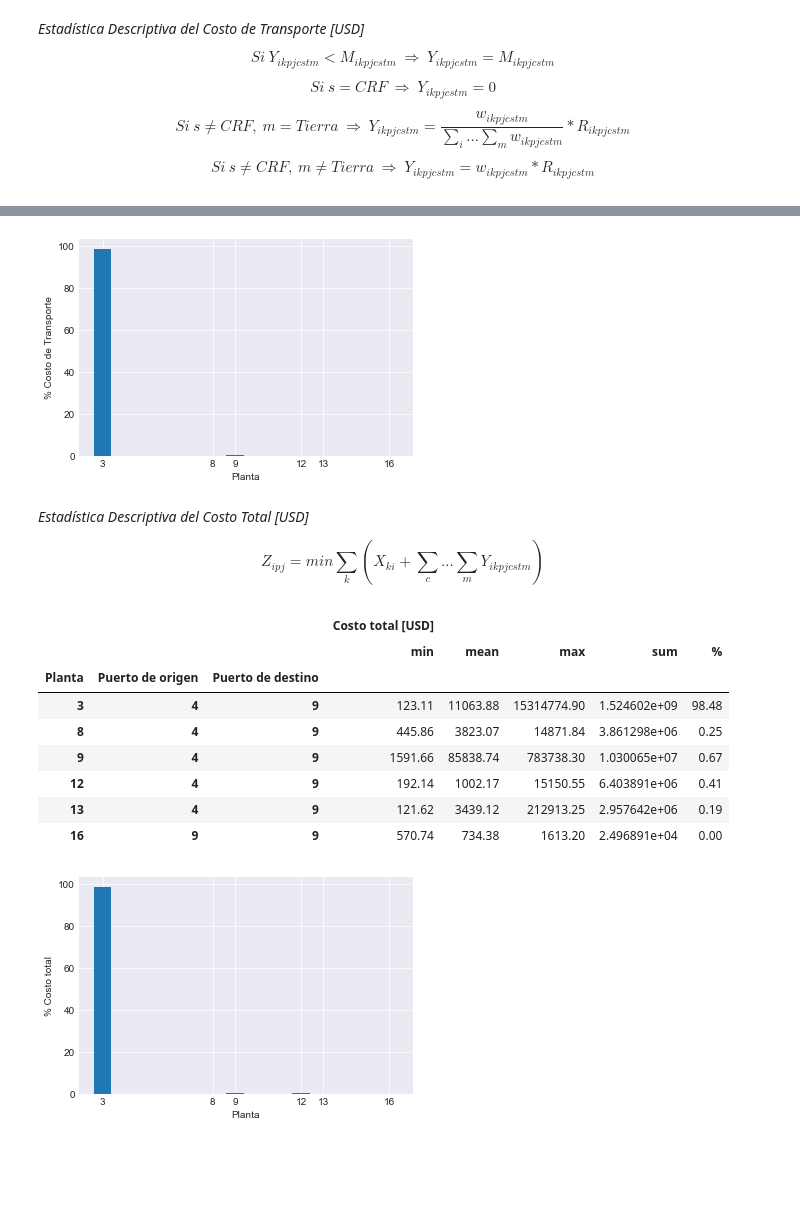
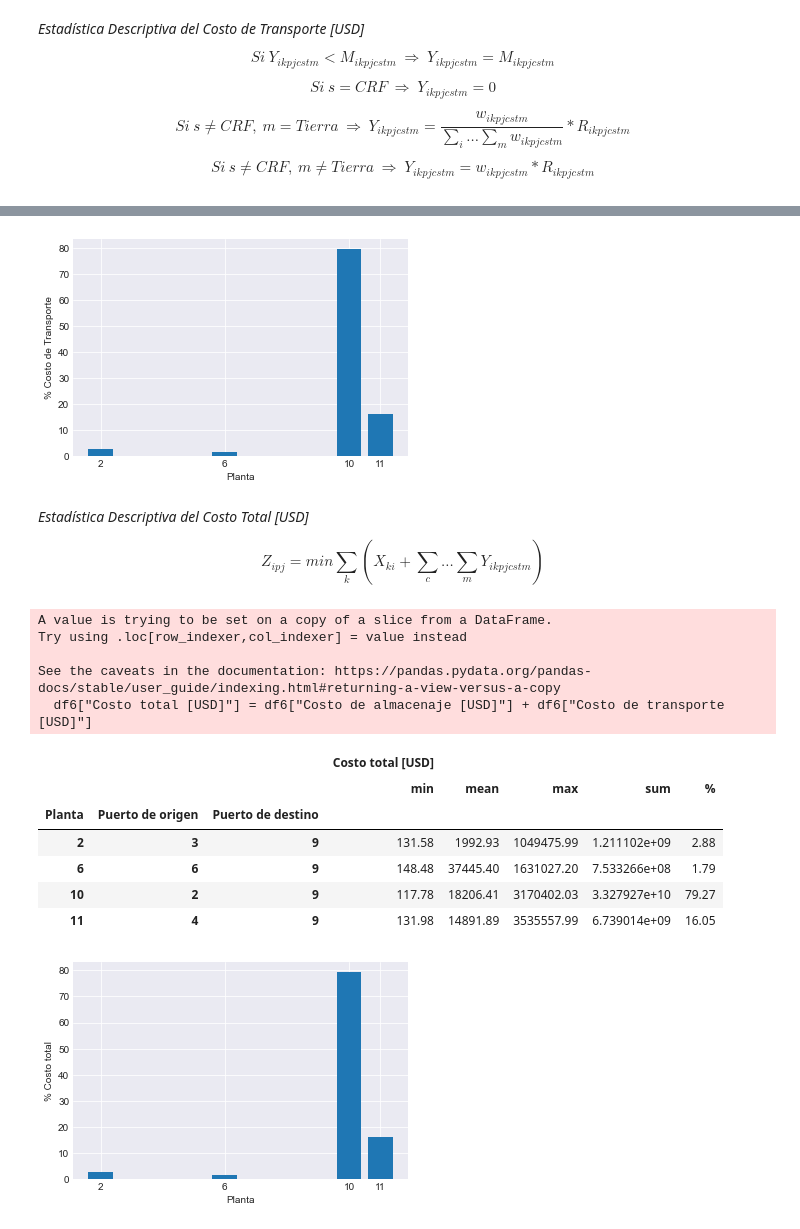
Before and after one commit to hernanrodri/Supply-Chain-Analytics, a Jupyter notebook: Supply Chain Analysis.ipynb, the cells around one changed output, grey strips where cells are left out. Cells and saved outputs as stored; diff of their text form; code cells hidden in the pictures; blank space fills up the shorter version.

```diff
--- a/Supply Chain Analysis.ipynb
+++ b/Supply Chain Analysis.ipynb
@@ -540,12 +596,12 @@ g3
 # %% [markdown]
 $$ X_{ki} = q_{ki}*C_i $$
 # %%
-df3["Costo de almacenaje [USD]"] = df3["Items"] * df3["Costo específico [USD/item]"]
-df3_agrup = df3.groupby(by = ["Planta", "Puerto de origen", "Puerto de destino"]).agg({"Costo de almacenaje [USD]": ["min", "mean", "max", "sum"]})
+df6["Costo de almacenaje [USD]"] = df6["Items"] * df6["Costo específico [USD/item]"]
+df6_agrup = df6.groupby(by = ["Planta", "Puerto de origen", "Puerto de destino"]).agg({"Costo de almacenaje [USD]": ["min", "mean", "max", "sum"]})
 
-total = df3_agrup[("Costo de almacenaje [USD]", "sum")].sum()
+total = df6_agrup[("Costo de almacenaje [USD]", "sum")].sum()
 porcentaje = lambda x: x / total * 100
 
-df3_agrup[("Costo de almacenaje [USD]", "%")] = df3_agrup[("Costo de almacenaje [USD]", "sum")].apply(porcentaje)
-df3_agrup.round(2)
+df6_agrup[("Costo de almacenaje [USD]", "%")] = df6_agrup[("Costo de almacenaje [USD]", "sum")].apply(porcentaje)
+df6_agrup.round(2)
 # %% [output]
@@ -577,18 +636,18 @@ $$ Si \ s \neq CRF, \ m = Tierra \ \Rightarrow \ Y_{ikpjcstm} = \frac{w_{ikpjcst
 
 $$ Si \ s \neq CRF, \ m \neq Tierra \ \Rightarrow \ Y_{ikpjcstm} = w_{ikpjcstm}*R_{ikpjcstm} $$
 # %%
-df3["Peso [kg]"] = df3["Items"] * df3["Peso [kg/item]"]
-df3["Peso máximo [kg]"] = df3["Items"] * df3["Peso máximo [kg/item]"]
-df3["Peso real [kg]"] = np.where(df3["Peso [kg]"] < df3["Peso máximo [kg]"], df3["Peso [kg]"], df3["Peso máximo [kg]"])
+df6["Peso [kg]"] = df6["Items"] * df6["Peso [kg/item]"]
+df6["Peso máximo [kg]"] = df6["Items"] * df6["Peso máximo [kg/item]"]
+df6["Peso real [kg]"] = np.where(df6["Peso [kg]"] < df6["Peso máximo [kg]"], df6["Peso [kg]"], df6["Peso máximo [kg]"])
 
-a = df3["Peso real [kg]"] / df3["Peso real [kg]"].sum() * df3["Tasa de flete [USD/kg]"]
-b = df3["Peso real [kg]"] * df3["Tasa de flete [USD/kg]"]
-c = df3["Costo mínimo [USD/kg]"]
+a = df6["Peso real [kg]"] / df6["Peso real [kg]"].sum() * df6["Tasa de flete [USD/kg]"]
+b = df6["Peso real [kg]"] * df6["Tasa de flete [USD/kg]"]
+c = df6["Costo mínimo [USD/kg]"]
 
-df3["Costo de transporte [USD]"] = np.where(df3["Nivel de servicio"] == "CRF", 0,
-                                            np.where(df3["Modo de transporte"] == "Tierra", np.where(a > c, a, c),
+df6["Costo de transporte [USD]"] = np.where(df6["Nivel de servicio"] == "CRF", 0,
+                                            np.where(df6["Modo de transporte"] == "Tierra", np.where(a > c, a, c),
                                                     np.where(b > c, b, c)))
 
-df3[["Planta", "Puerto de origen", "Puerto de destino", "Peso [kg]", "Peso máximo [kg]",
-     "Peso real [kg]", "Costo de transporte [USD]"]].sample(10).round(2)
+df6[["Planta", "Puerto de origen", "Puerto de destino", "Peso [kg]", "Peso máximo [kg]", "Peso real [kg]",
+     "Costo de transporte [USD]"]].head().round(2)
 # %% [output]
@@ -624,39 +696,42 @@ df3_agrup.round(2)
 # %%
 plt.figure(1)
-plt.bar(x = df3_agrup.index.levels[0], height = df3_agrup[("Costo de transporte [USD]", "%")])
+plt.bar(x = df6_agrup.index.levels[0], height = df6_agrup[("Costo de transporte [USD]", "%")])
 plt.xlabel("Planta")
-plt.xticks(df3_agrup.index.levels[0])
+plt.xticks(df6_agrup.index.levels[0])
 plt.ylabel("% Costo de Transporte");
 # %% [output]
-[figure, old version]
+[figure, new version]
 # %% [markdown]
 *Estadística Descriptiva del Costo Total [USD]*
 
 $$ Z_{ipj} = min \sum_{k}{(X_{ki} + \sum_{c}{...\sum_{m}{Y_{ikpjcstm}}})} $$
 # %%
-df3["Costo total [USD]"] = df3["Costo de almacenaje [USD]"] + df3["Costo de transporte [USD]"]
-df3_agrup = df3.groupby(by = ["Planta", "Puerto de origen", "Puerto de destino"]).agg({"Costo total [USD]": ["min", "mean", "max", "sum"]})
+df6["Costo total [USD]"] = df6["Costo de almacenaje [USD]"] + df6["Costo de transporte [USD]"]
+df6_agrup = df6.groupby(by = ["Planta", "Puerto de origen", "Puerto de destino"]).agg({"Costo total [USD]": ["min", "mean", "max", "sum"]})
 
-total = df3_agrup[("Costo total [USD]", "sum")].sum()
+total = df6_agrup[("Costo total [USD]", "sum")].sum()
 porcentaje = lambda x: x / total * 100
 
-df3_agrup[("Costo total [USD]", "%")] = df3_agrup[("Costo total [USD]", "sum")].apply(porcentaje)
-df3_agrup.round(2)
+df6_agrup[("Costo total [USD]", "%")] = df6_agrup[("Costo total [USD]", "sum")].apply(porcentaje)
+df6_agrup.round(2)
 # %% [output]
+A value is trying to be set on a copy of a slice from a DataFrame.
+Try using .loc[row_indexer,col_indexer] = value instead
+
+See the caveats in the documentation: https://pandas.pydata.org/pandas-docs/stable/user_guide/indexing.html#returning-a-view-versus-a-copy
+  df6["Costo total [USD]"] = df6["Costo de almacenaje [USD]"] + df6["Costo de transporte [USD]"]
 |  |  |  | Costo total [USD] |  |  |  |  |
 |  |  |  | min | mean | max | sum | % |
 | Planta | Puerto de origen | Puerto de destino |  |  |  |  |  |
-| 3 | 4 | 9 | 123.11 | 11063.88 | 15314774.90 | 1.524602e+09 | 98.48 |
-| 8 | 4 | 9 | 445.86 | 3823.07 | 14871.84 | 3.861298e+06 | 0.25 |
-| 9 | 4 | 9 | 1591.66 | 85838.74 | 783738.30 | 1.030065e+07 | 0.67 |
-| 12 | 4 | 9 | 192.14 | 1002.17 | 15150.55 | 6.403891e+06 | 0.41 |
-| 13 | 4 | 9 | 121.62 | 3439.12 | 212913.25 | 2.957642e+06 | 0.19 |
-| 16 | 9 | 9 | 570.74 | 734.38 | 1613.20 | 2.496891e+04 | 0.00 |
+| 2 | 3 | 9 | 131.58 | 1992.93 | 1049475.99 | 1.211102e+09 | 2.88 |
+| 6 | 6 | 9 | 148.48 | 37445.40 | 1631027.20 | 7.533266e+08 | 1.79 |
+| 10 | 2 | 9 | 117.78 | 18206.41 | 3170402.03 | 3.327927e+10 | 79.27 |
+| 11 | 4 | 9 | 131.98 | 14891.89 | 3535557.99 | 6.739014e+09 | 16.05 |
 # %%
 plt.figure(1)
-plt.bar(x = df3_agrup.index.levels[0], height = df3_agrup[("Costo total [USD]", "%")])
+plt.bar(x = df6_agrup.index.levels[0], height = df6_agrup[("Costo total [USD]", "%")])
 plt.xlabel("Planta")
-plt.xticks(df3_agrup.index.levels[0])
+plt.xticks(df6_agrup.index.levels[0])
 plt.ylabel("% Costo total");
 # %% [output]
-[figure, old version]
+[figure, new version]
```
Also changed, not shown: parts of 27 cells of this notebook.
